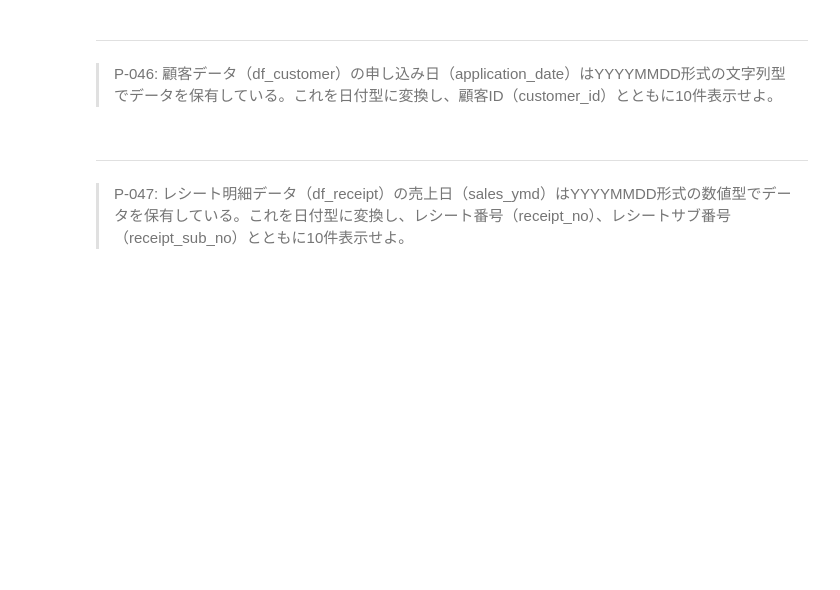
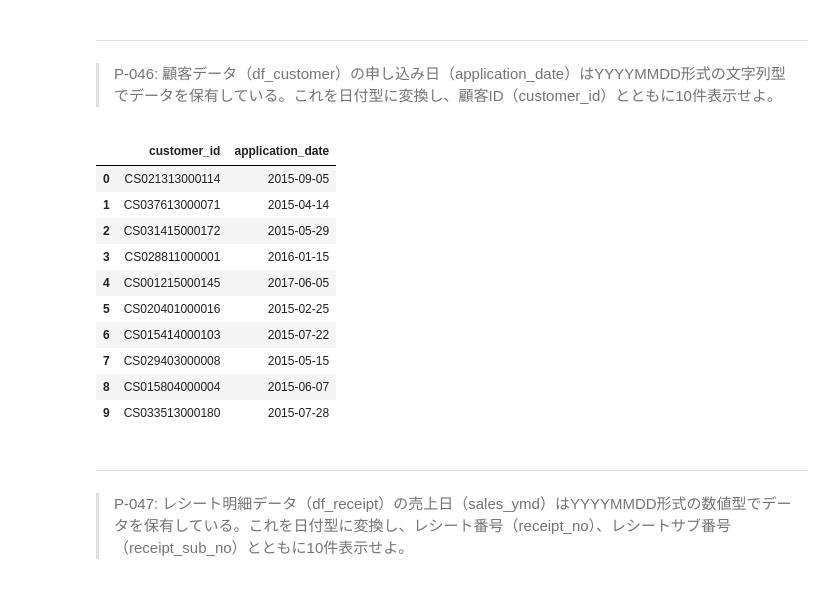
Before and after one commit to iakio/100knocks-preprocess, a Jupyter notebook: docker/work/preprocess_knock_Python.ipynb, the cells around one changed output. Cells and saved outputs as stored; diff of their text form; code cells hidden in the pictures; blank space fills up the shorter version.

```diff
--- a/docker/work/preprocess_knock_Python.ipynb
+++ b/docker/work/preprocess_knock_Python.ipynb
@@ -910,6 +910,23 @@ pd.DataFrame({"customer_id": df_customer["customer_id"], "birth_day": s}).head(1
 # %% [markdown]
 ---
 > P-046: 顧客データ（df_customer）の申し込み日（application_date）はYYYYMMDD形式の文字列型でデータを保有している。これを日付型に変換し、顧客ID（customer_id）とともに10件表示せよ。
+# %%
+pd.DataFrame({
+    "customer_id": df_customer["customer_id"],
+    "application_date": pd.to_datetime(df_customer["application_date"], format="%Y%m%d")
+}).head(10)
+# %% [output]
+|  | customer_id | application_date |
+| 0 | CS021313000114 | 2015-09-05 |
+| 1 | CS037613000071 | 2015-04-14 |
+| 2 | CS031415000172 | 2015-05-29 |
+| 3 | CS028811000001 | 2016-01-15 |
+| 4 | CS001215000145 | 2017-06-05 |
+| 5 | CS020401000016 | 2015-02-25 |
+| 6 | CS015414000103 | 2015-07-22 |
+| 7 | CS029403000008 | 2015-05-15 |
+| 8 | CS015804000004 | 2015-06-07 |
+| 9 | CS033513000180 | 2015-07-28 |
 # %% [markdown]
 ---
 > P-047: レシート明細データ（df_receipt）の売上日（sales_ymd）はYYYYMMDD形式の数値型でデータを保有している。これを日付型に変換し、レシート番号（receipt_no）、レシートサブ番号（receipt_sub_no）とともに10件表示せよ。
```
Also changed, not shown: parts of 4 cells of this notebook.
